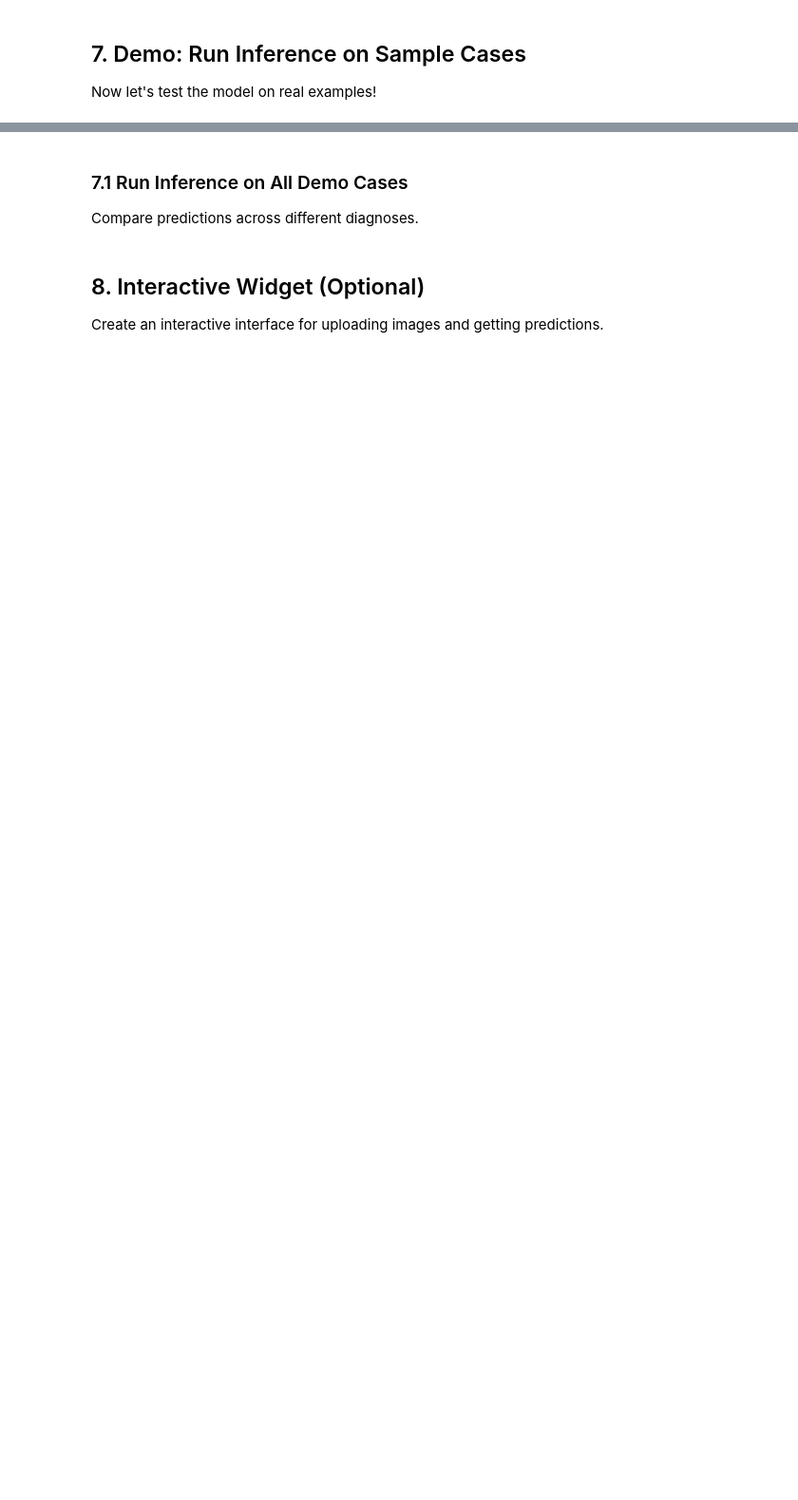
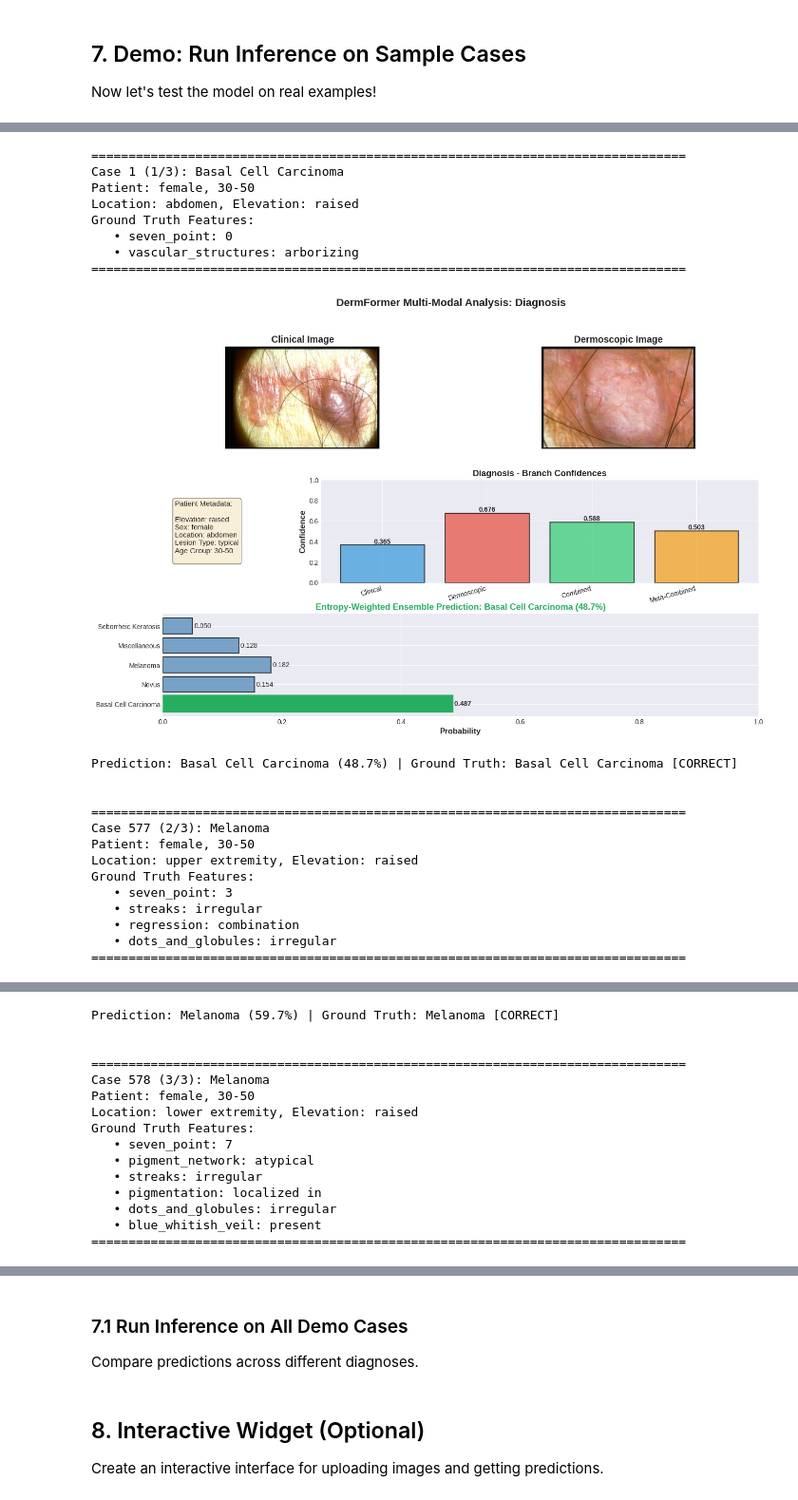
Before and after one commit to xraikeele/DermFormer, a Jupyter notebook: notebooks/DermFormer_Interactive_Demo.ipynb, the cells around one changed output, grey strips where cells are left out. Shown at 95% size. Cells and saved outputs as stored; diff of their text form; code cells hidden in the pictures; blank space fills up the shorter version.

```diff
--- a/notebooks/DermFormer_Interactive_Demo.ipynb
+++ b/notebooks/DermFormer_Interactive_Demo.ipynb
@@ -378,32 +411,55 @@ plt.show()
 # Run inference on all demo cases
 for idx, case in enumerate(demo_cases):
     clinical_path = f'sample_data/{case["clinical_img"]}'
     dermo_path = f'sample_data/{case["dermoscopic_img"]}'
 
     results = predict(clinical_path, dermo_path, case['metadata'])
 
     print(f"\n{'='*80}")
     print(f"Case {case['case_num']} ({idx+1}/{len(demo_cases)}): {case['diagnosis']}")
     print(f"Patient: {case['metadata']['sex']}, {case['metadata']['age_group']}")
     print(f"Location: {case['metadata']['location']}, Elevation: {case['metadata']['elevation']}")
     print(f"Ground Truth Features:")
     for feature, value in case['clinical_features'].items():
         if value not in ['unknown', 'absent']:
             print(f"   • {feature}: {value}")
     print(f"{'='*80}")
 
     # Visualize diagnosis for this case
     visualize_prediction(results, task='diag')
     plt.show()
 
     # Optionally visualize all tasks (comment out if too many plots)
     # visualize_all_tasks(results)
     # plt.show()
 
     # Compare ensemble prediction with ground truth diagnosis
     pred_idx = results['predictions']['diag']['ensemble']['prediction']
     pred_label = DIAGNOSIS_LABELS[pred_idx]
     pred_conf = results['predictions']['diag']['ensemble']['probabilities'][pred_idx]
 
-    match = "✓ CORRECT" if pred_label == case['diagnosis'] else "✗ INCORRECT"
-    print(f"\n📊 Prediction: {pred_label} ({pred_conf:.1%}) | Ground Truth: {case['diagnosis']} {match}\n")
+    match = "CORRECT" if pred_label == case['diagnosis'] else "INCORRECT"
+    print(f"\nPrediction: {pred_label} ({pred_conf:.1%}) | Ground Truth: {case['diagnosis']} [{match}]\n")
+# %% [output]
+================================================================================
+Case 1 (1/3): Basal Cell Carcinoma
+Patient: female, 30-50
+Location: abdomen, Elevation: raised
+Ground Truth Features:
+   • seven_point: 0
+   • vascular_structures: arborizing
+================================================================================
+[figure, added]
+Prediction: Basal Cell Carcinoma (48.7%) | Ground Truth: Basal Cell Carcinoma [CORRECT]
+
+
+================================================================================
+Case 577 (2/3): Melanoma
+Patient: female, 30-50
+Location: upper extremity, Elevation: raised
+Ground Truth Features:
+   • seven_point: 3
+   • streaks: irregular
+   • regression: combination
+   • dots_and_globules: irregular
+================================================================================
@@ -409,0 +467,15 @@ for idx, case in enumerate(demo_cases):
+Prediction: Melanoma (59.7%) | Ground Truth: Melanoma [CORRECT]
+
+
+================================================================================
+Case 578 (3/3): Melanoma
+Patient: female, 30-50
+Location: lower extremity, Elevation: raised
+Ground Truth Features:
+   • seven_point: 7
+   • pigment_network: atypical
+   • streaks: irregular
+   • pigmentation: localized in
+   • dots_and_globules: irregular
+   • blue_whitish_veil: present
+================================================================================
```
Also changed, not shown: parts of 13 cells of this notebook, 4 other files.
